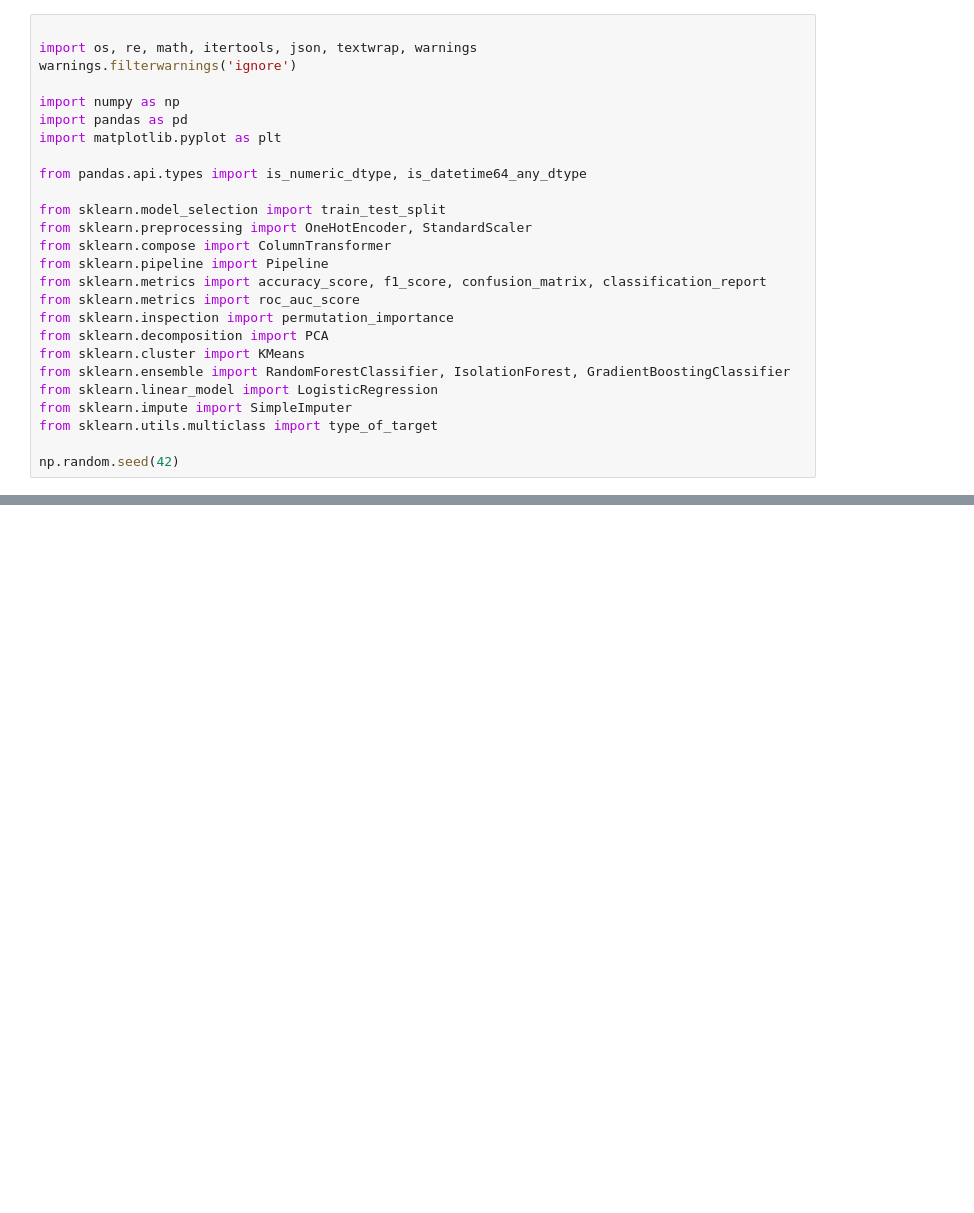
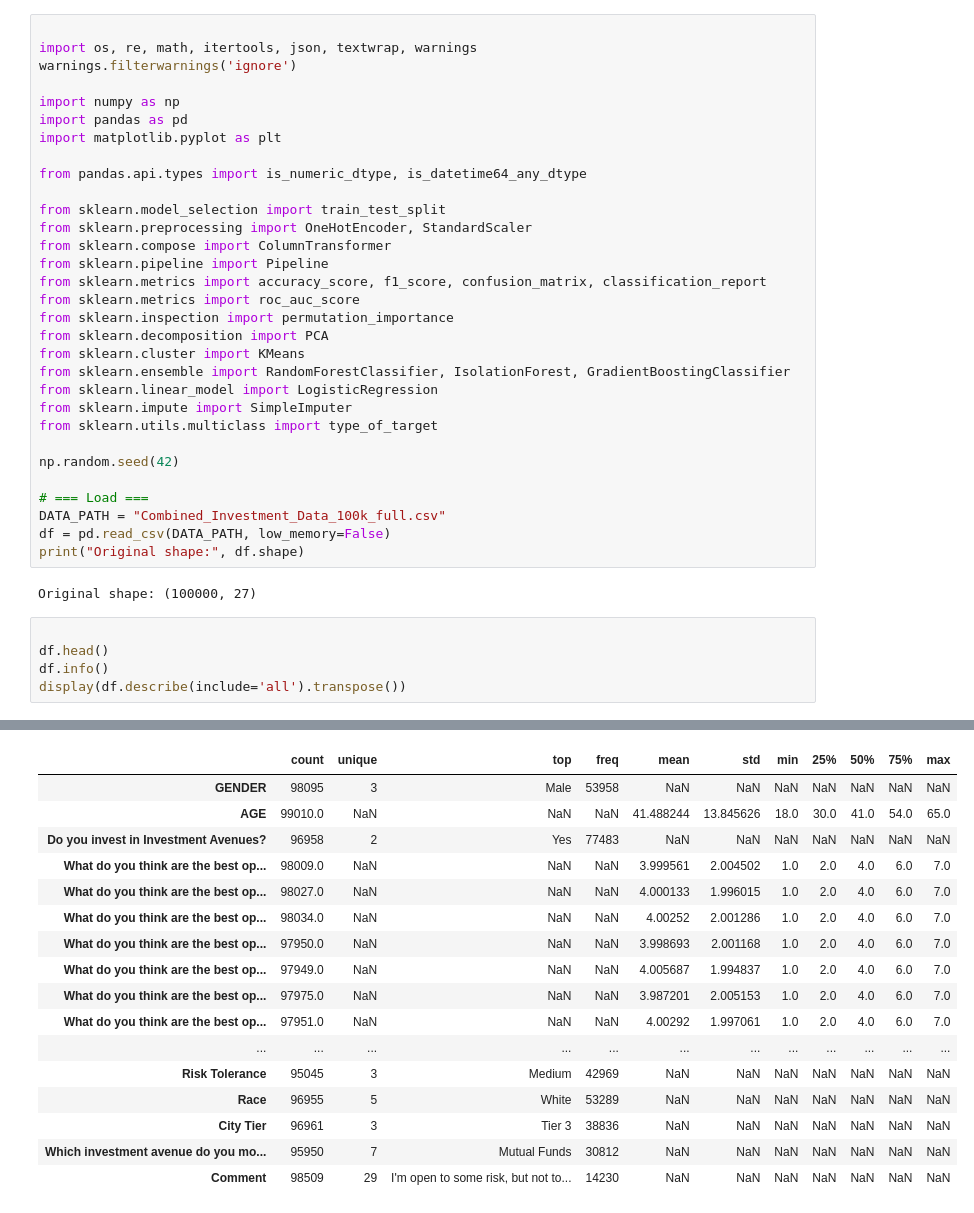
Before and after one commit to ArunKumarGanesan716/eda, a Jupyter notebook: Capstone_EDA_Modeling.ipynb, the cells around one changed output, grey strips where cells are left out. Cells and saved outputs as stored; diff of their text form; blank space fills up the shorter version.

```diff
--- a/Capstone_EDA_Modeling.ipynb
+++ b/Capstone_EDA_Modeling.ipynb
@@ -40,3 +41,16 @@ from sklearn.impute import SimpleImputer
 from sklearn.utils.multiclass import type_of_target
 
 np.random.seed(42)
+
+# === Load ===
+DATA_PATH = "Combined_Investment_Data_100k_full.csv"
+df = pd.read_csv(DATA_PATH, low_memory=False)
+print("Original shape:", df.shape)
+# %% [output]
+Original shape: (100000, 27)
+# %%
+
+df.head()
+df.info()
+display(df.describe(include='all').transpose())
+# %% [output]
@@ -42,0 +74,17 @@ np.random.seed(42)
+|  | count | unique | top | freq | mean | std | min | 25% | 50% | 75% | max |
+| GENDER | 98095 | 3 | Male | 53958 | NaN | NaN | NaN | NaN | NaN | NaN | NaN |
+| AGE | 99010.0 | NaN | NaN | NaN | 41.488244 | 13.845626 | 18.0 | 30.0 | 41.0 | 54.0 | 65.0 |
+| Do you invest in Investment Avenues? | 96958 | 2 | Yes | 77483 | NaN | NaN | NaN | NaN | NaN | NaN | NaN |
+| What do you think are the best op... | 98009.0 | NaN | NaN | NaN | 3.999561 | 2.004502 | 1.0 | 2.0 | 4.0 | 6.0 | 7.0 |
+| What do you think are the best op... | 98027.0 | NaN | NaN | NaN | 4.000133 | 1.996015 | 1.0 | 2.0 | 4.0 | 6.0 | 7.0 |
+| What do you think are the best op... | 98034.0 | NaN | NaN | NaN | 4.00252 | 2.001286 | 1.0 | 2.0 | 4.0 | 6.0 | 7.0 |
+| What do you think are the best op... | 97950.0 | NaN | NaN | NaN | 3.998693 | 2.001168 | 1.0 | 2.0 | 4.0 | 6.0 | 7.0 |
+| What do you think are the best op... | 97949.0 | NaN | NaN | NaN | 4.005687 | 1.994837 | 1.0 | 2.0 | 4.0 | 6.0 | 7.0 |
+| What do you think are the best op... | 97975.0 | NaN | NaN | NaN | 3.987201 | 2.005153 | 1.0 | 2.0 | 4.0 | 6.0 | 7.0 |
+| What do you think are the best op... | 97951.0 | NaN | NaN | NaN | 4.00292 | 1.997061 | 1.0 | 2.0 | 4.0 | 6.0 | 7.0 |
+| ... | ... | ... | ... | ... | ... | ... | ... | ... | ... | ... | ... |
+| Risk Tolerance | 95045 | 3 | Medium | 42969 | NaN | NaN | NaN | NaN | NaN | NaN | NaN |
+| Race | 96955 | 5 | White | 53289 | NaN | NaN | NaN | NaN | NaN | NaN | NaN |
+| City Tier | 96961 | 3 | Tier 3 | 38836 | NaN | NaN | NaN | NaN | NaN | NaN | NaN |
+| Which investment avenue do you mo... | 95950 | 7 | Mutual Funds | 30812 | NaN | NaN | NaN | NaN | NaN | NaN | NaN |
+| Comment | 98509 | 29 | I'm open to some risk, but not to... | 14230 | NaN | NaN | NaN | NaN | NaN | NaN | NaN |
```
Also changed, not shown: parts of 16 cells of this notebook.
